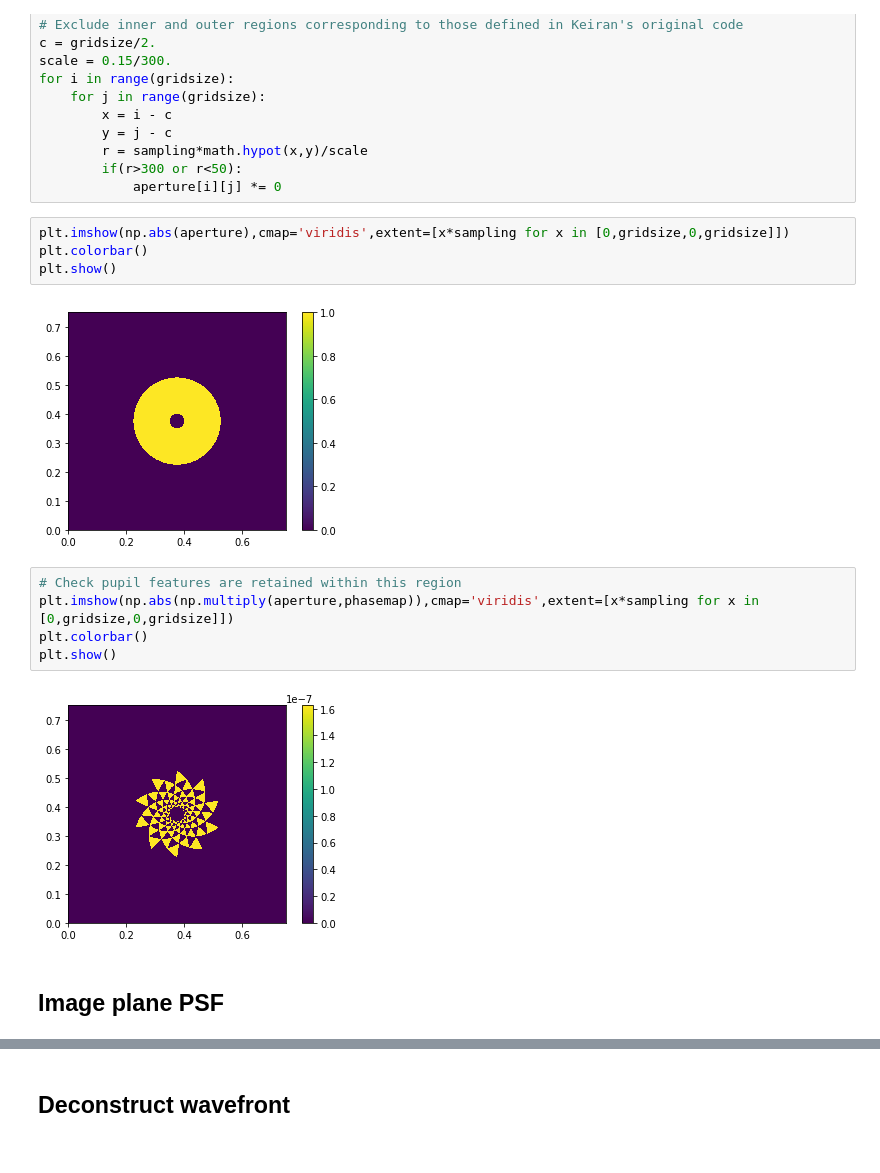
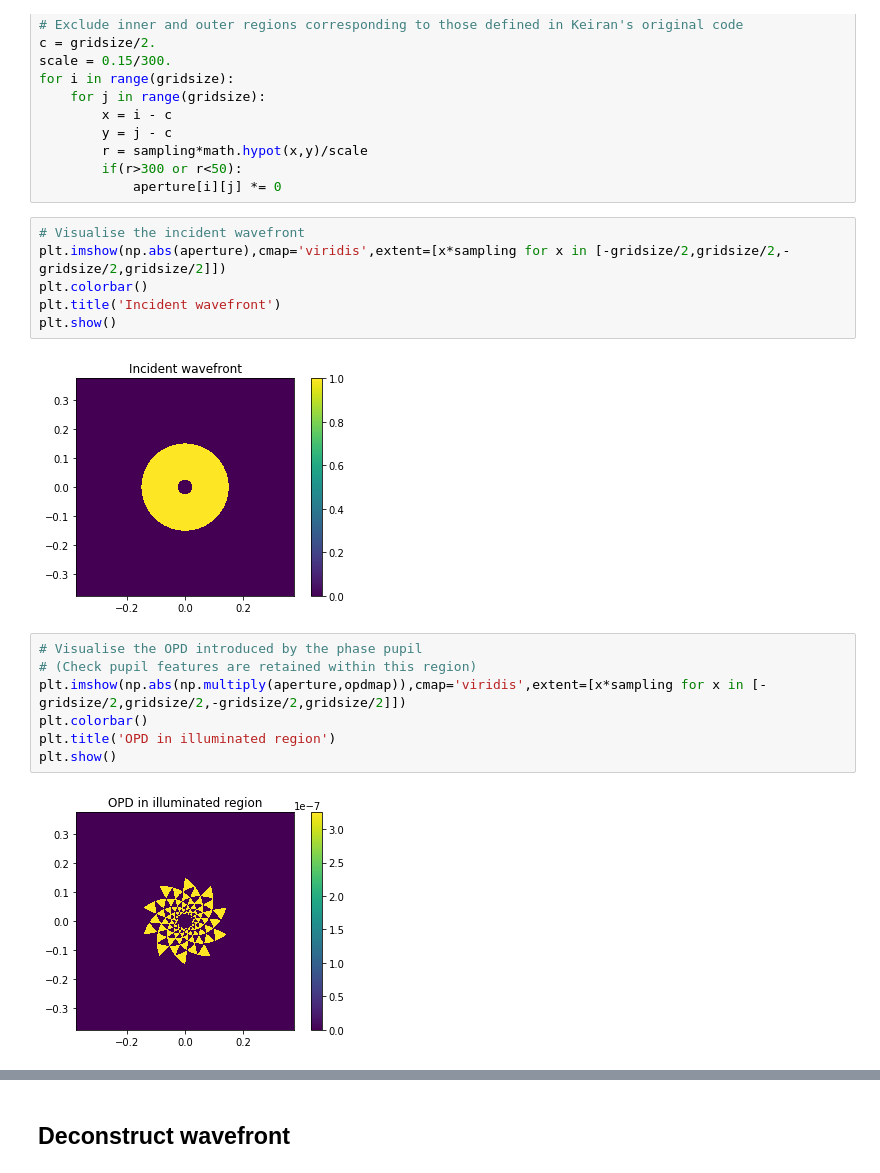
Before and after one commit to benjaminpope/toliman, a Jupyter notebook: image_modelling/notebooks/Validate spiral Fourier Transform.ipynb, the cells around one changed output, grey strips where cells are left out. Saved outputs shown, nothing was run; the diff lists cells and outputs as text.

```diff
--- a/image_modelling/notebooks/Validate spiral Fourier Transform.ipynb
+++ b/image_modelling/notebooks/Validate spiral Fourier Transform.ipynb
@@ -44,17 +49,19 @@ for i in range(gridsize):
         if(r>300 or r<50):
             aperture[i][j] *= 0
 # %%
-plt.imshow(np.abs(aperture),cmap='viridis',extent=[x*sampling for x in [0,gridsize,0,gridsize]])
+# Visualise the incident wavefront
+plt.imshow(np.abs(aperture),cmap='viridis',extent=[x*sampling for x in [-gridsize/2,gridsize/2,-gridsize/2,gridsize/2]])
 plt.colorbar()
+plt.title('Incident wavefront')
 plt.show()
 # %% [output]
-[figure, old version]
+[figure, new version]
 # %%
-# Check pupil features are retained within this region
-plt.imshow(np.abs(np.multiply(aperture,phasemap)),cmap='viridis',extent=[x*sampling for x in [0,gridsize,0,gridsize]])
+# Visualise the OPD introduced by the phase pupil
+# (Check pupil features are retained within this region)
+plt.imshow(np.abs(np.multiply(aperture,opdmap)),cmap='viridis',extent=[x*sampling for x in [-gridsize/2,gridsize/2,-gridsize/2,gridsize/2]])
 plt.colorbar()
+plt.title('OPD in illuminated region')
 plt.show()
 # %% [output]
-[figure, old version]
+[figure, new version]
-# %% [markdown]
-## Image plane PSF
```
Also changed, not shown: parts of 19 cells of this notebook, 3 other files.
